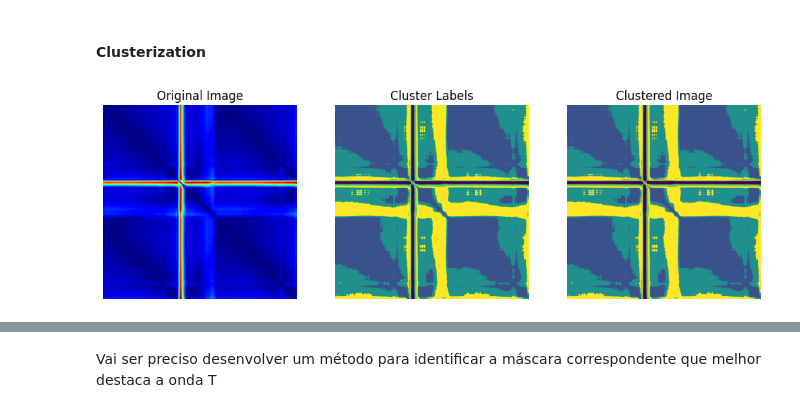
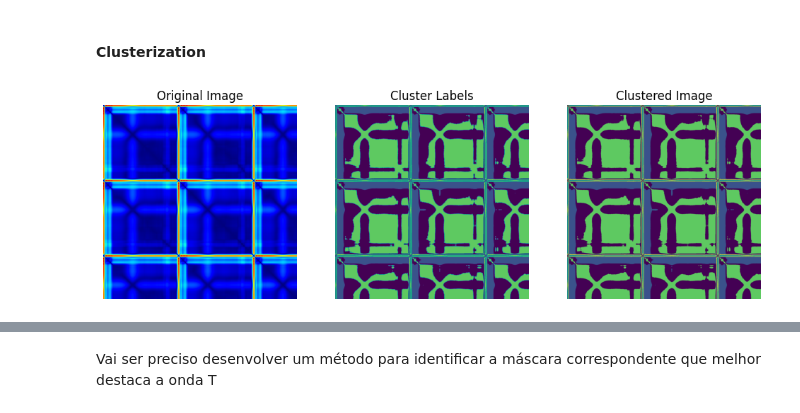
Before and after one commit to Ni-cole17/PTB-Diagnostic-Visualization, a Jupyter notebook: segment.ipynb, the cells around one changed output, grey strips where cells are left out. Cells and saved outputs as stored; diff of their text form; code cells hidden in the pictures.

```diff
--- a/segment.ipynb
+++ b/segment.ipynb
@@ -203,22 +203,22 @@ path_img = 'Base\\Myocardial infarction\\patient003_s0017lre_12d_Myocardialinfar
 infos_path = path_img.split('\\')[2].split('_')
 patient, record, start, end = infos_path[0], infos_path[1], int(infos_path[-1].replace(".png", "").split('-')[0]), int(infos_path[-1].replace(".png", "").split('-')[1])
 ## OR
-patient, record, start, end = 'patient112', 's0169_re', 22524, 24524
+patient, record, start, end = 'patient112', 's0169_re', 8257, 10257
 # %%
 ## Creating object
-pat112 = ECG_distance_matrix(patient, record)
-pat112_sign, _ = pat112.get_signal()
-#pat112.plot_12d_signal(pat112_sign)
+pat = ECG_distance_matrix(patient, record)
+pat112_sign, _ = pat.get_signal()
+#pat.plot_12d_signal(pat112_sign)
 sign = pat112_sign[:, :12]
-filt_sign = pat112.filt_bandpass(sign,1000)
+filt_sign = pat.filt_bandpass(sign,1000)
 sig = filt_sign[start:end]
-matrix_dist = pat112.generate_image(sig)
+matrix_dist = pat.generate_image(sig)
 matrix_img = show_matrix(matrix_dist,return_img=True,show=False)
 
 ## OR for other patients
 '''
-pat112 = ECG_distance_matrix(patient, record)
-pat112_sign, _ = pat112.get_signal()
-matrix_dist = pat112.get_distance_matrix(pat112_sign,start,end)
+pat = ECG_distance_matrix(patient, record)
+pat112_sign, _ = pat.get_signal()
+matrix_dist = pat.get_distance_matrix(pat112_sign,start,end)
 '''
 # %% [output]
@@ -417,18 +419,19 @@ def cluster_image_kmeans(image, n_clusters=4):
 
     return labels_reshaped
 # %%
-'''## New object
-patient = 'patient043'
-record = 's0141lre'
-pat043 = ECG_distance_matrix(patient, record)
-pat043_sign, _ = pat043.get_signal()
-matrix_dist_043 = pat043.get_distance_matrix(pat043_sign,start,end)
-matrix_img_043 = show_matrix(matrix_dist_043,return_img=True,show=False)
-matrix_unint43 = float_to_unint(matrix_img_043)''''''
+## New object
+patient = 'patient108'
+record = 's0013_re'
+pat0 = ECG_distance_matrix(patient, record)
+pat0_sign, _ = pat0.get_signal()
+matrix_dist_0 = pat0.get_distance_matrix(pat0_sign,28822,30822)
+matrix_img_0 = show_matrix(matrix_dist_0,return_img=True,show=False)
+matrix_unint = float_to_unint(matrix_img_0)
 # %%
-matrix_unint = float_to_unint(matrix_img)
+matrix_unint = float_to_unint(matrix_img_0)
+#median = cv2.medianBlur(matrix_unint, 21)
 n_clusters = 5
 labels_reshaped = cluster_image_kmeans(matrix_unint, n_clusters=n_clusters)
 # %% [output]
-[figure, old version]
+[figure, new version]
 # %%
```
Also changed, not shown: parts of 28 cells of this notebook, 3 other files.
